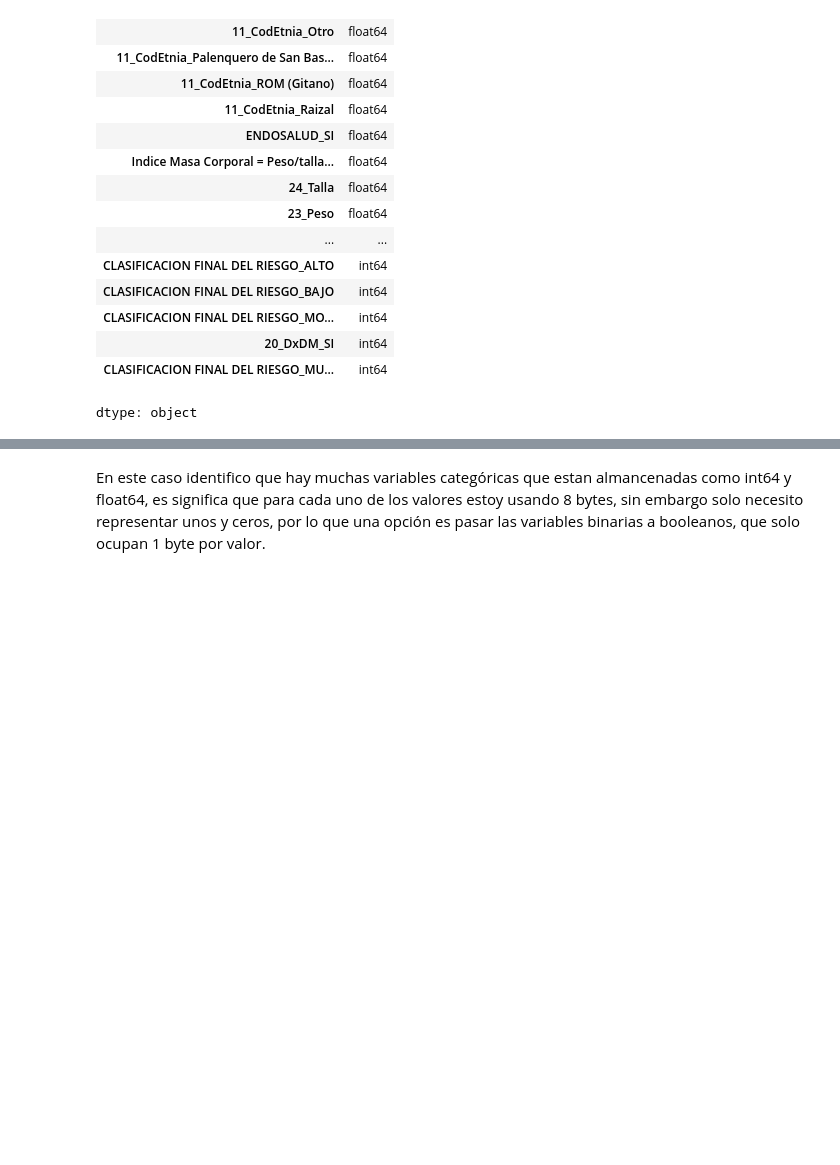
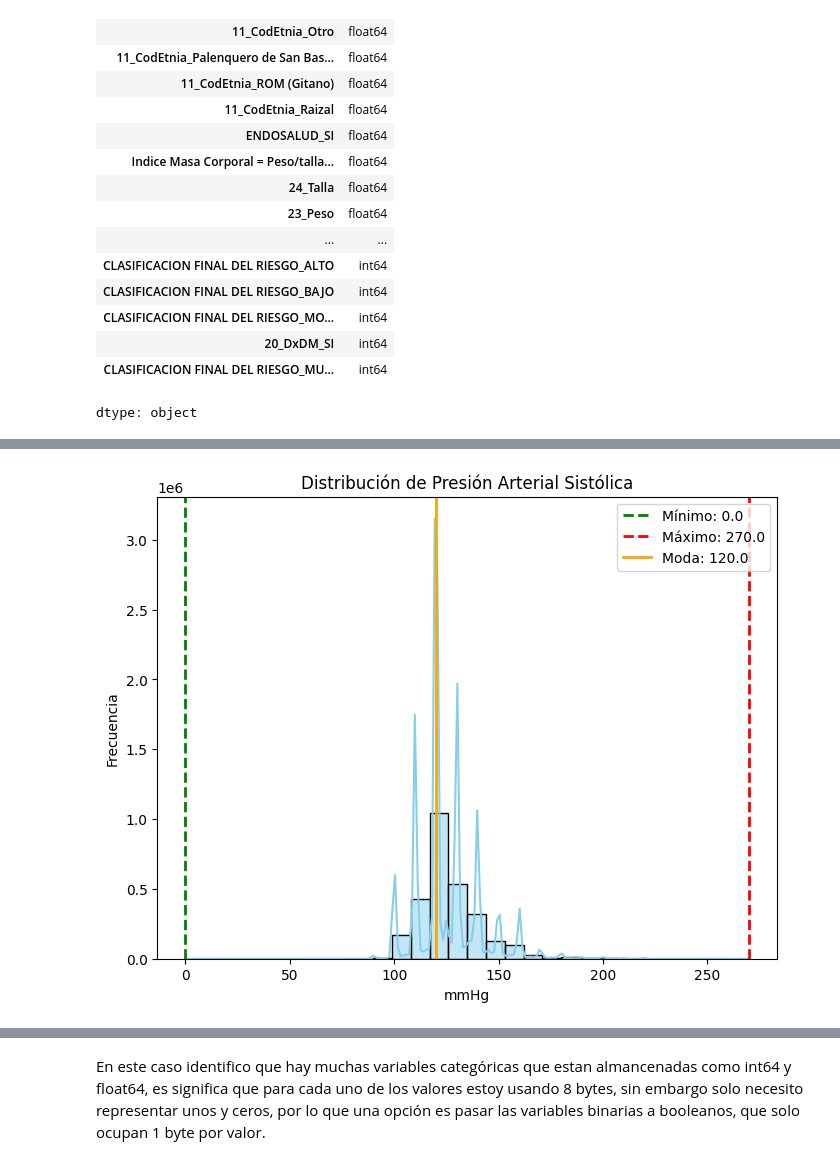
Before and after one commit to elkofix/cardiac-risk-db, a Jupyter notebook: explorative_data_analysis.ipynb, the cells around one changed output, grey strips where cells are left out. Cells and saved outputs as stored; diff of their text form; code cells hidden in the pictures; blank space fills up the shorter version.

```diff
--- a/explorative_data_analysis.ipynb
+++ b/explorative_data_analysis.ipynb
@@ -68,0 +100,24 @@ dtype: object
+# %%
+import seaborn as sns
+import matplotlib.pyplot as plt
+import numpy as np
+from scipy import stats
+
+min_val = df['25_TenArtSis'].min()
+max_val = df['25_TenArtSis'].max()
+mode_val = stats.mode(df['25_TenArtSis'], keepdims=True)[0][0]  # moda
+
+plt.figure(figsize=(8,6))
+sns.histplot(df['25_TenArtSis'], bins=30, kde=True, color="skyblue")
+
+plt.axvline(min_val, color='green', linestyle='--', linewidth=2, label=f'Mínimo: {min_val}')
+plt.axvline(max_val, color='red', linestyle='--', linewidth=2, label=f'Máximo: {max_val}')
+plt.axvline(mode_val, color='orange', linestyle='-', linewidth=2, label=f'Moda: {mode_val}')
+
+plt.title('Distribución de Presión Arterial Sistólica')
+plt.xlabel('mmHg')
+plt.ylabel('Frecuencia')
+plt.legend()
+plt.show()
+# %% [output]
+[figure, added]
```
Also changed, not shown: parts of 9 cells of this notebook.
